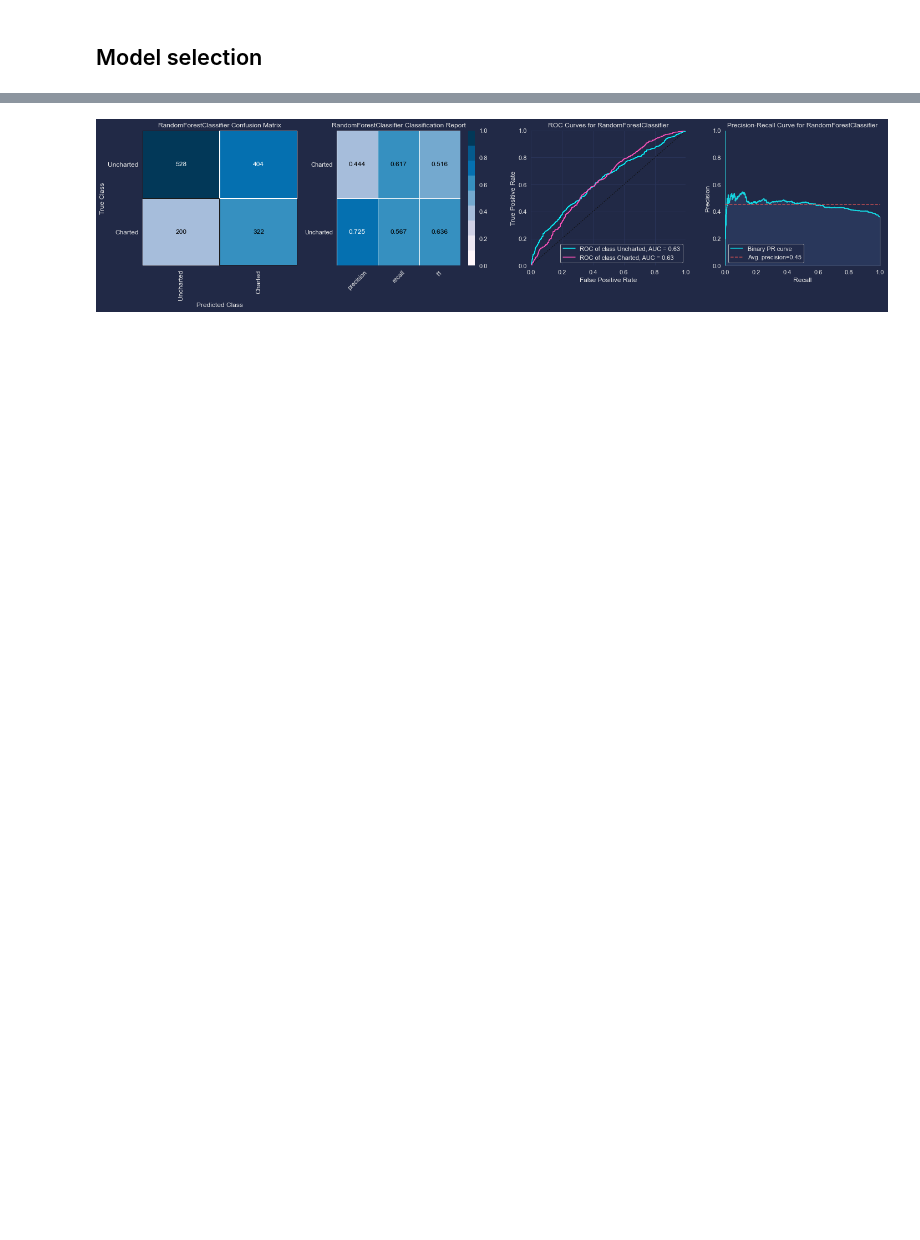
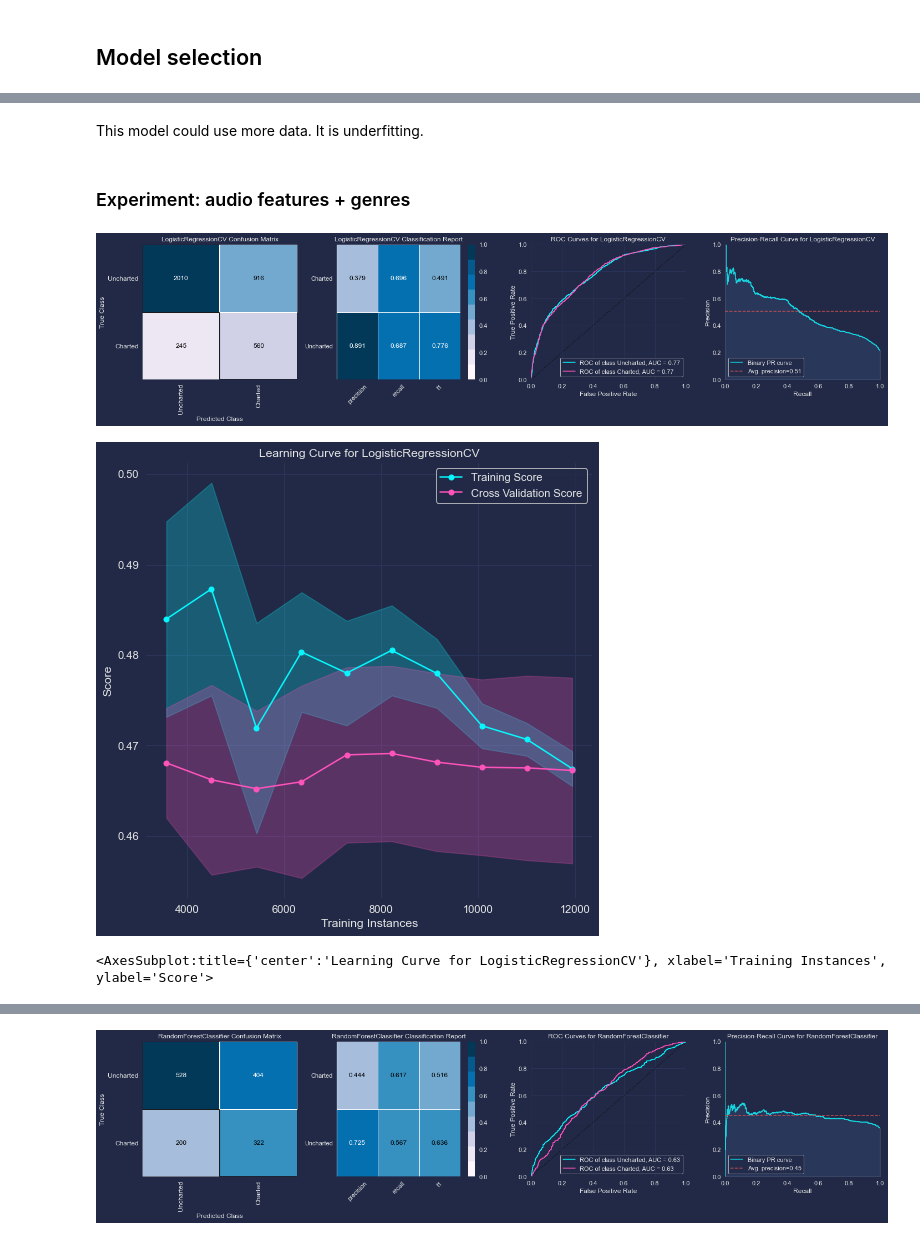
Before and after one commit to pezon/music-mining, a Jupyter notebook: notebooks/analysis/Model Selection.ipynb, the cells around one changed output, grey strips where cells are left out. Drawn from its saved outputs; the diff is of its cells as text; code cells hidden in the pictures; blank space fills up the shorter version.

```diff
--- a/notebooks/analysis/Model Selection.ipynb
+++ b/notebooks/analysis/Model Selection.ipynb
@@ -325,0 +415,38 @@ def plot_classification_reports(model, X_train, X_test, y_train, y_test):
+# %% [markdown]
+This model could use more data. It is underfitting.
+# %% [markdown]
+### Experiment: audio features + genres
+# %%
+X_train_ = X_train[audio_features + genre_features]
+X_test_ = X_test[audio_features + genre_features]
+
+model = LogisticRegressionCV(
+    penalty="l1",
+    cv=stratified_kfold,
+    max_iter=100,
+    class_weight="balanced",
+    scoring=make_scorer(precision_score),
+    solver="liblinear"
+)
+
+pipeline = ImbalancedPipeline([
+    ("smote", SMOTE(random_state=42)),
+    ("scaler", StandardScaler()),
+    ("classifier", model),
+])
+pipeline.fit(X_train_, y_train)
+
+plot_classification_reports(pipeline, X_train_, X_test_, y_train, y_test)
+visualizer = LearningCurve(
+    model,
+    cv=StratifiedKFold(n_splits=12),
+    scoring="precision",
+    train_sizes=np.linspace(0.3, 1.0, 10),
+    n_jobs=-1
+)
+visualizer.fit(tracks_df[audio_features + genre_features], y)
+visualizer.show()
+# %% [output]
+[figure, added]
+[figure, added]
+<AxesSubplot:title={'center':'Learning Curve for LogisticRegressionCV'}, xlabel='Training Instances', ylabel='Score'>
```
Also changed, not shown: parts of 57 cells of this notebook, 10 other files.
